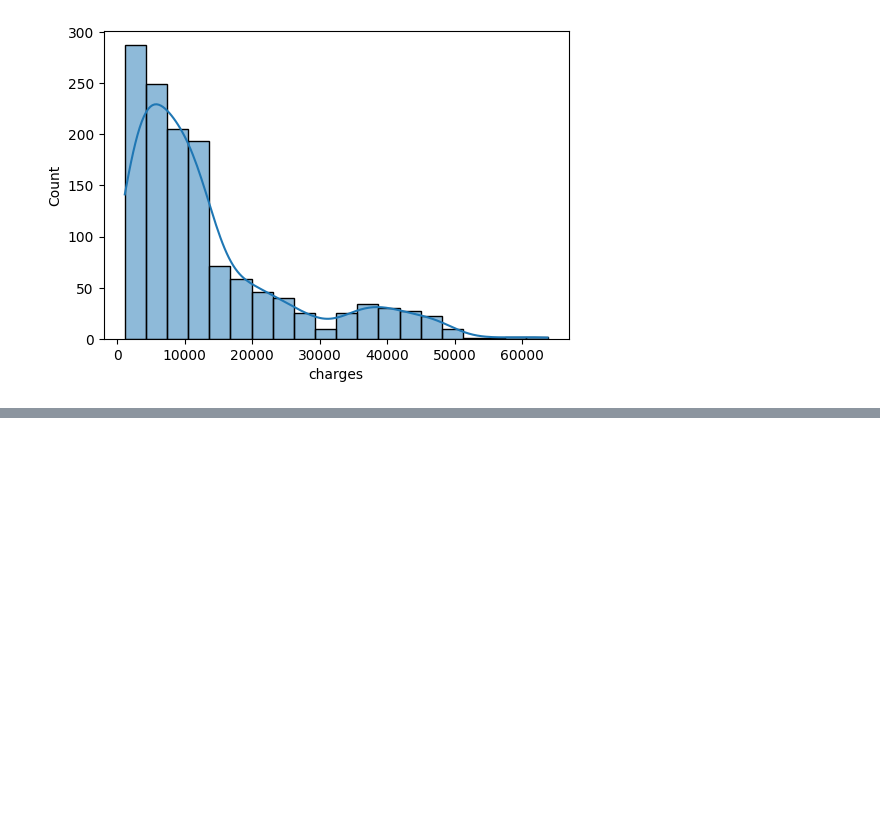
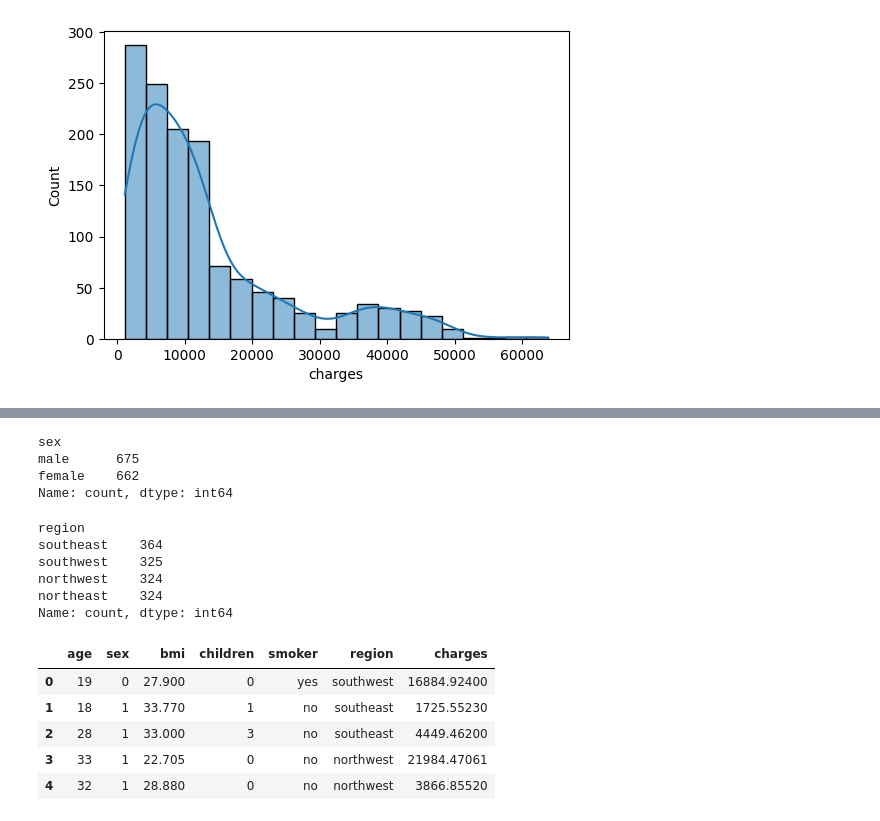
Before and after one commit to sat-06/InsurAI, a Jupyter notebook: notebooks/02_preprocessing.ipynb, the cells around one changed output, grey strips where cells are left out. Drawn from its saved outputs; the diff is of its cells as text; code cells hidden in the pictures; blank space fills up the shorter version.

```diff
--- a/notebooks/02_preprocessing.ipynb
+++ b/notebooks/02_preprocessing.ipynb
@@ -54,0 +80,29 @@ for col in numeric_cols:
+# %%
+df['sex'].value_counts()
+# %% [output]
+sex
+male      675
+female    662
+Name: count, dtype: int64
+# %%
+df['region'].value_counts()
+# %% [output]
+region
+southeast    364
+southwest    325
+northwest    324
+northeast    324
+Name: count, dtype: int64
+# %%
+df=pd.read_csv(r"C:\Users\HP\Downloads\insurance.csv")
+# %%
+## Label encoding for the Sex column
+df['sex'] = df['sex'].map({'male': 1, 'female': 0})
+df.head(5)
+# %% [output]
+|  | age | sex | bmi | children | smoker | region | charges |
+| 0 | 19 | 0 | 27.900 | 0 | yes | southwest | 16884.92400 |
+| 1 | 18 | 1 | 33.770 | 1 | no | southeast | 1725.55230 |
+| 2 | 28 | 1 | 33.000 | 3 | no | southeast | 4449.46200 |
+| 3 | 33 | 1 | 22.705 | 0 | no | northwest | 21984.47061 |
+| 4 | 32 | 1 | 28.880 | 0 | no | northwest | 3866.85520 |
```
Also changed, not shown: parts of 8 cells of this notebook.
